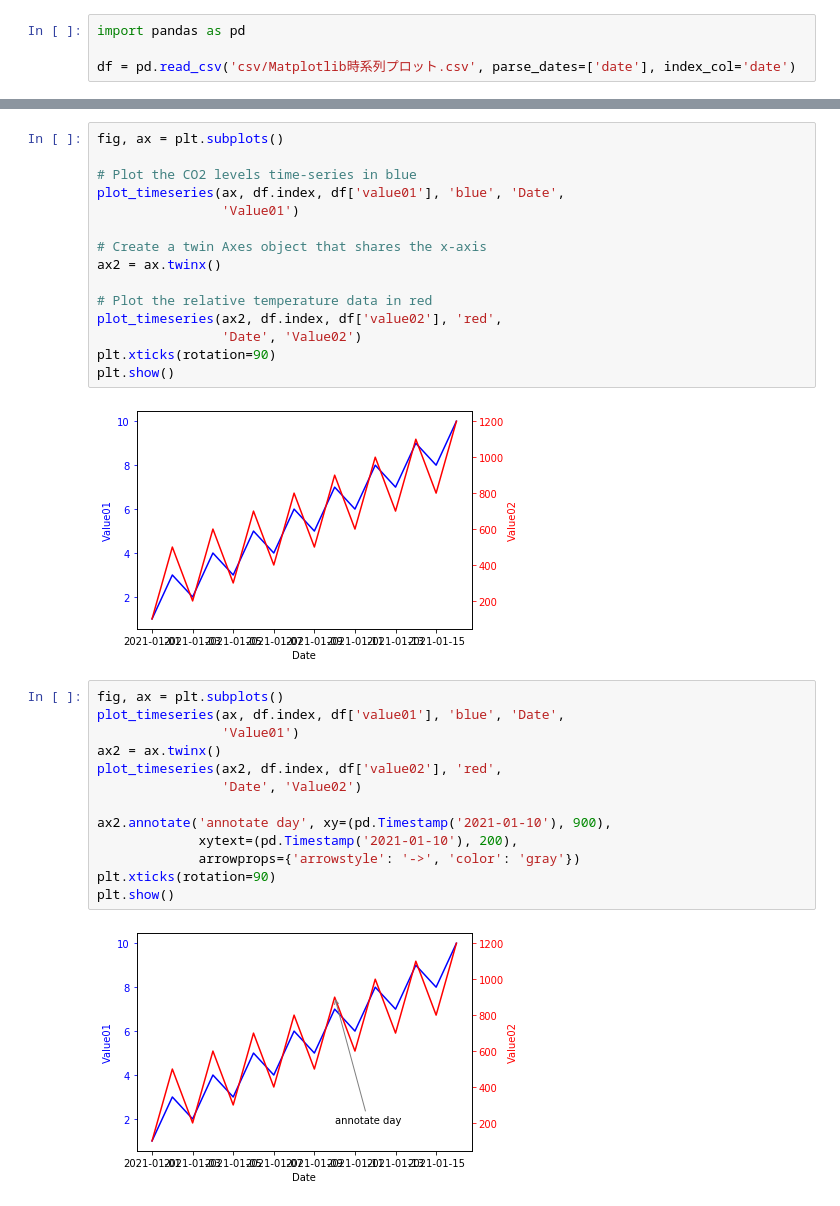
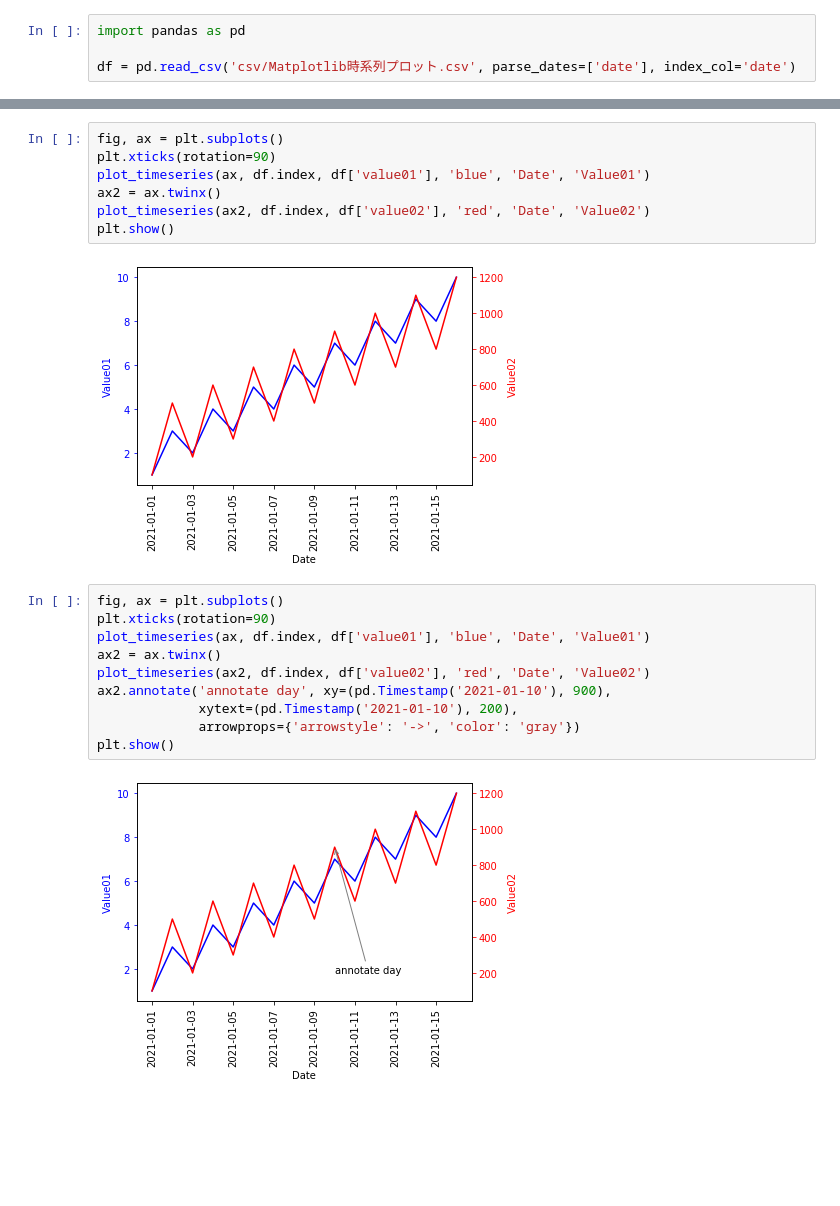
Before and after one commit to fastso/data-scientist, a Jupyter notebook: matplotlib/Matplotlib時系列プロット.ipynb, the cells around one changed output, grey strips where cells are left out. Drawn from its saved outputs; the diff is of its cells as text; blank space fills up the shorter version.

```diff
--- a/matplotlib/Matplotlib時系列プロット.ipynb
+++ b/matplotlib/Matplotlib時系列プロット.ipynb
@@ -72,33 +56,22 @@ def plot_timeseries(axes, x, y, color, xlabel, ylabel):
     axes.tick_params('y', colors=color)
 # %%
 fig, ax = plt.subplots()
-
-# Plot the CO2 levels time-series in blue
-plot_timeseries(ax, df.index, df['value01'], 'blue', 'Date',
-                'Value01')
-
-# Create a twin Axes object that shares the x-axis
+plt.xticks(rotation=90)
+plot_timeseries(ax, df.index, df['value01'], 'blue', 'Date', 'Value01')
 ax2 = ax.twinx()
-
-# Plot the relative temperature data in red
-plot_timeseries(ax2, df.index, df['value02'], 'red',
-                'Date', 'Value02')
-plt.xticks(rotation=90)
+plot_timeseries(ax2, df.index, df['value02'], 'red', 'Date', 'Value02')
 plt.show()
 # %% [output]
-[figure, old version]
+[figure, new version]
 # %%
 fig, ax = plt.subplots()
-plot_timeseries(ax, df.index, df['value01'], 'blue', 'Date',
-                'Value01')
+plt.xticks(rotation=90)
+plot_timeseries(ax, df.index, df['value01'], 'blue', 'Date', 'Value01')
 ax2 = ax.twinx()
-plot_timeseries(ax2, df.index, df['value02'], 'red',
-                'Date', 'Value02')
-
+plot_timeseries(ax2, df.index, df['value02'], 'red', 'Date', 'Value02')
 ax2.annotate('annotate day', xy=(pd.Timestamp('2021-01-10'), 900),
              xytext=(pd.Timestamp('2021-01-10'), 200),
              arrowprops={'arrowstyle': '->', 'color': 'gray'})
-plt.xticks(rotation=90)
 plt.show()
 # %% [output]
-[figure, old version]
+[figure, new version]
```
Also changed, not shown: parts of 5 cells of this notebook.
